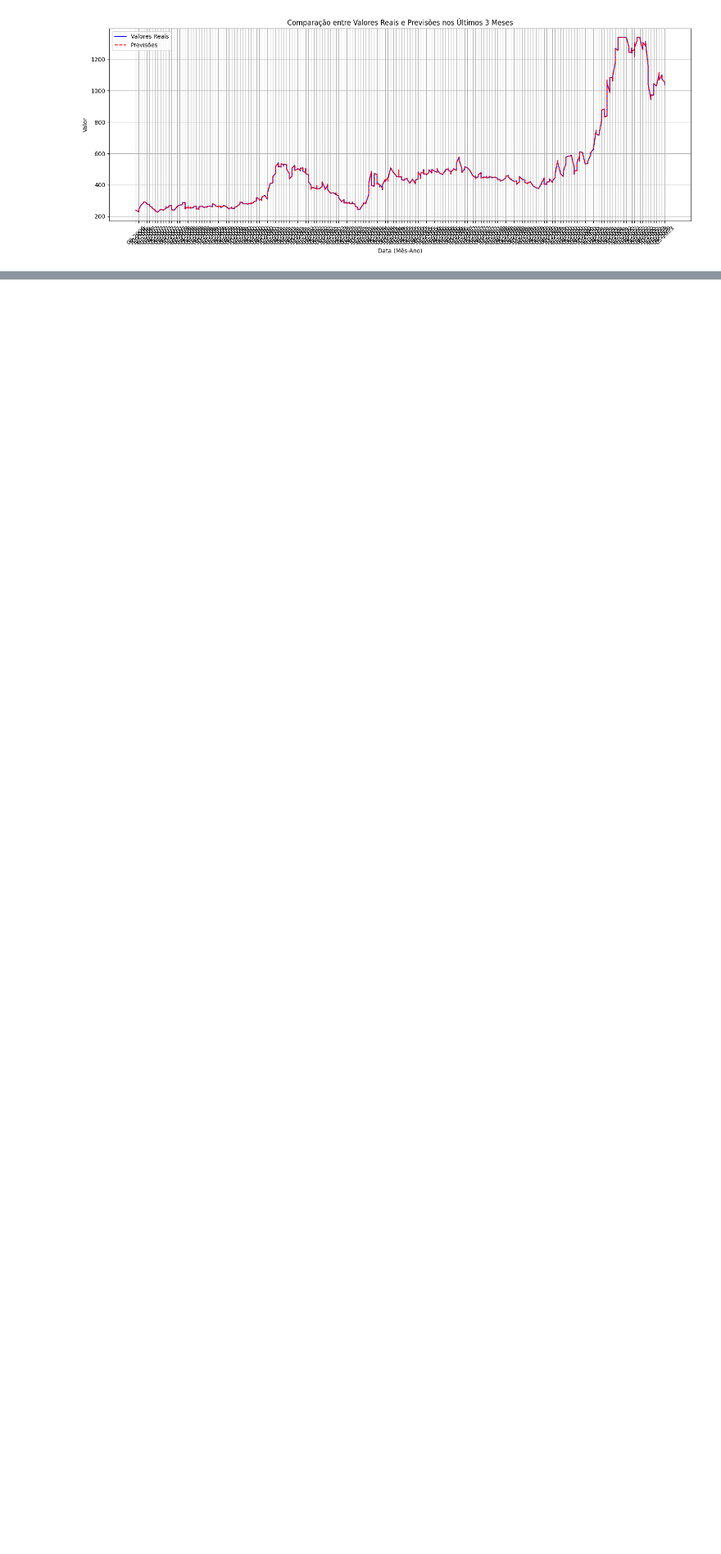
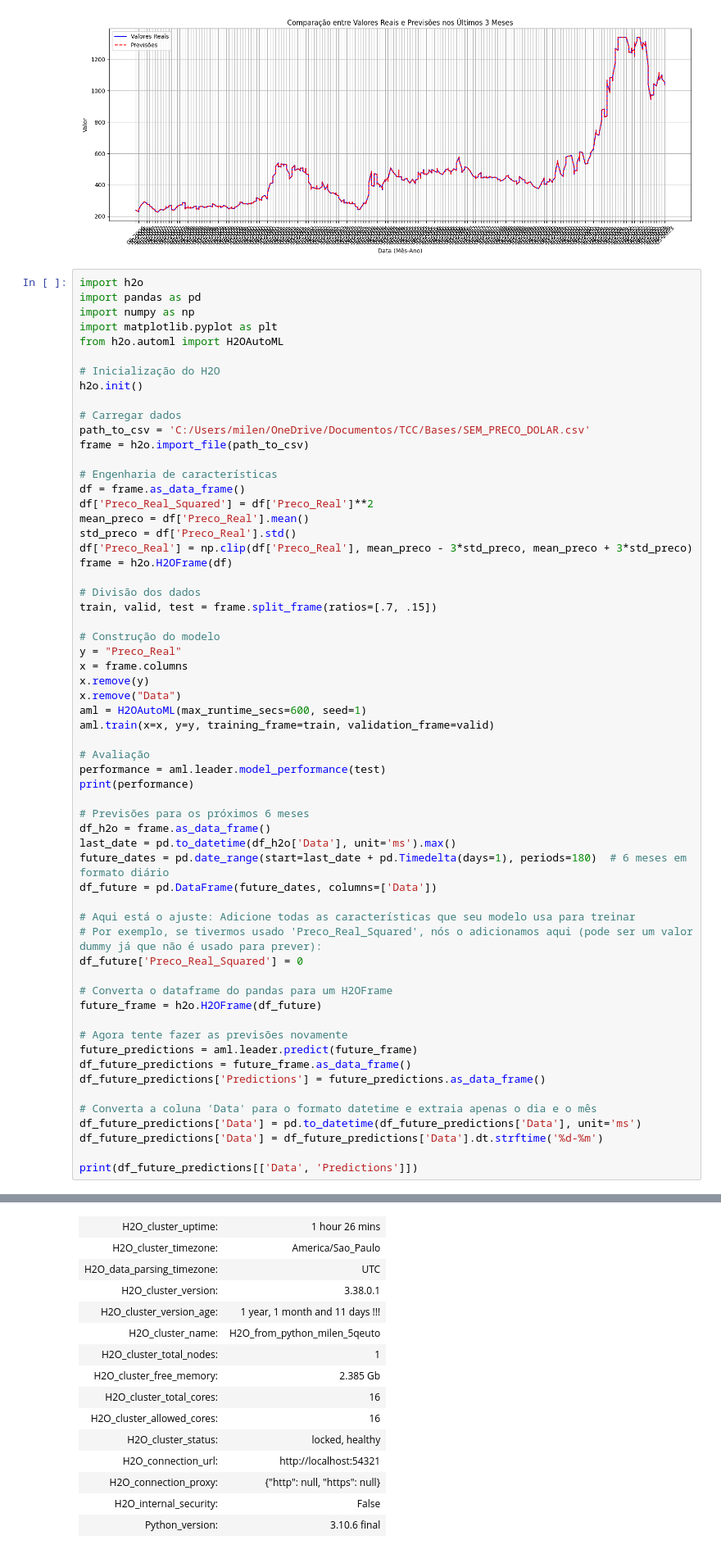
Before and after one commit to M1LENAFAR1A/Previsao_Diferenca_Pontos_Cafe, a Jupyter notebook: h2o.ipynb, the cells around one changed output, grey strips where cells are left out. Shown at 82% size. Drawn from its saved outputs; the diff is of its cells as text; blank space fills up the shorter version.

```diff
--- a/h2o.ipynb
+++ b/h2o.ipynb
@@ -1044,3 +1044,64 @@ RMSLE: 0.0007293271415358079
 Mean Residual Deviance: 0.3366964925324234
 gbm prediction progress: |███████████████████████████████████████████████████████| (done) 100%
 [figure]
+# %%
+import h2o
+import pandas as pd
+import numpy as np
+import matplotlib.pyplot as plt
+from h2o.automl import H2OAutoML
+
+# Inicialização do H2O
+h2o.init()
+
+# Carregar dados
+path_to_csv = 'C:/Users/milen/OneDrive/Documentos/TCC/Bases/SEM_PRECO_DOLAR.csv'
+frame = h2o.import_file(path_to_csv)
+
+# Engenharia de características
+df = frame.as_data_frame()
+df['Preco_Real_Squared'] = df['Preco_Real']**2
+mean_preco = df['Preco_Real'].mean()
+std_preco = df['Preco_Real'].std()
+df['Preco_Real'] = np.clip(df['Preco_Real'], mean_preco - 3*std_preco, mean_preco + 3*std_preco)
+frame = h2o.H2OFrame(df)
+
+# Divisão dos dados
+train, valid, test = frame.split_frame(ratios=[.7, .15])
+
+# Construção do modelo
+y = "Preco_Real"
+x = frame.columns
+x.remove(y)
+x.remove("Data")
+aml = H2OAutoML(max_runtime_secs=600, seed=1)
+aml.train(x=x, y=y, training_frame=train, validation_frame=valid)
+
+# Avaliação
+performance = aml.leader.model_performance(test)
+print(performance)
+
+# Previsões para os próximos 6 meses
+df_h2o = frame.as_data_frame()
+last_date = pd.to_datetime(df_h2o['Data'], unit='ms').max()
+future_dates = pd.date_range(start=last_date + pd.Timedelta(days=1), periods=180)  # 6 meses em formato diário
+df_future = pd.DataFrame(future_dates, columns=['Data'])
+
+# Aqui está o ajuste: Adicione todas as características que seu modelo usa para treinar
+# Por exemplo, se tivermos usado 'Preco_Real_Squared', nós o adicionamos aqui (pode ser um valor dummy já que não é usado para prever):
+df_future['Preco_Real_Squared'] = 0
+
+# Converta o dataframe do pandas para um H2OFrame
+future_frame = h2o.H2OFrame(df_future)
+
+# Agora tente fazer as previsões novamente
+future_predictions = aml.leader.predict(future_frame)
+df_future_predictions = future_frame.as_data_frame()
+df_future_predictions['Predictions'] = future_predictions.as_data_frame()
+
+# Converta a coluna 'Data' para o formato datetime e extraia apenas o dia e o mês
+df_future_predictions['Data'] = pd.to_datetime(df_future_predictions['Data'], unit='ms')
+df_future_predictions['Data'] = df_future_predictions['Data'].dt.strftime('%d-%m')
+
+print(df_future_predictions[['Data', 'Predictions']])
+# %% [output]
@@ -1046,0 +1110,15 @@ gbm prediction progress: |██████████████████
+| H2O_cluster_uptime: | 1 hour 26 mins |
+| H2O_cluster_timezone: | America/Sao_Paulo |
+| H2O_data_parsing_timezone: | UTC |
+| H2O_cluster_version: | 3.38.0.1 |
+| H2O_cluster_version_age: | 1 year, 1 month and 11 days !!! |
+| H2O_cluster_name: | H2O_from_python_milen_5qeuto |
+| H2O_cluster_total_nodes: | 1 |
+| H2O_cluster_free_memory: | 2.385 Gb |
+| H2O_cluster_total_cores: | 16 |
+| H2O_cluster_allowed_cores: | 16 |
+| H2O_cluster_status: | locked, healthy |
+| H2O_connection_url: | http://localhost:54321 |
+| H2O_connection_proxy: | {"http": null, "https": null} |
+| H2O_internal_security: | False |
+| Python_version: | 3.10.6 final |
```
Also changed, not shown: parts of 1 cell of this notebook, 1 other file.
